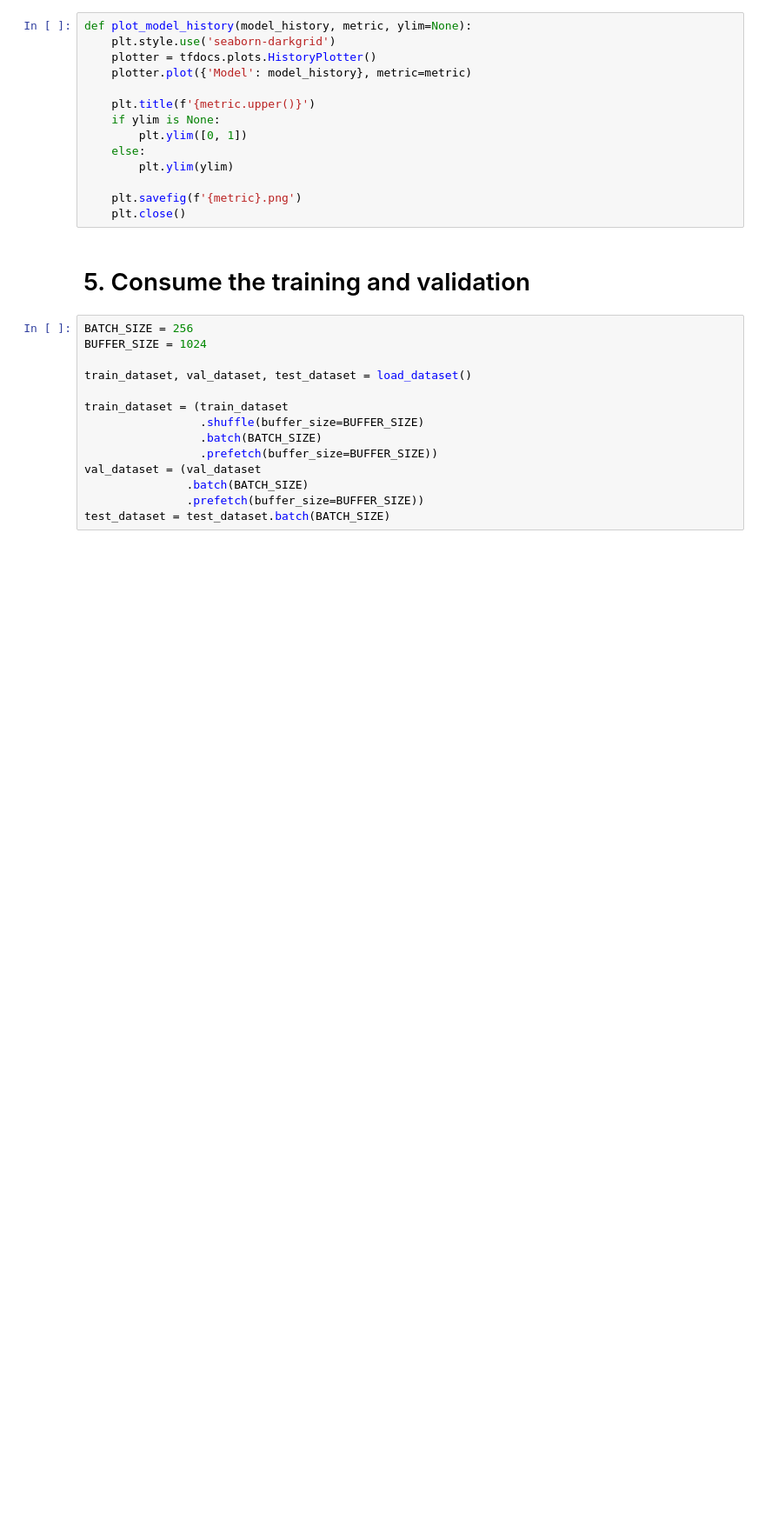
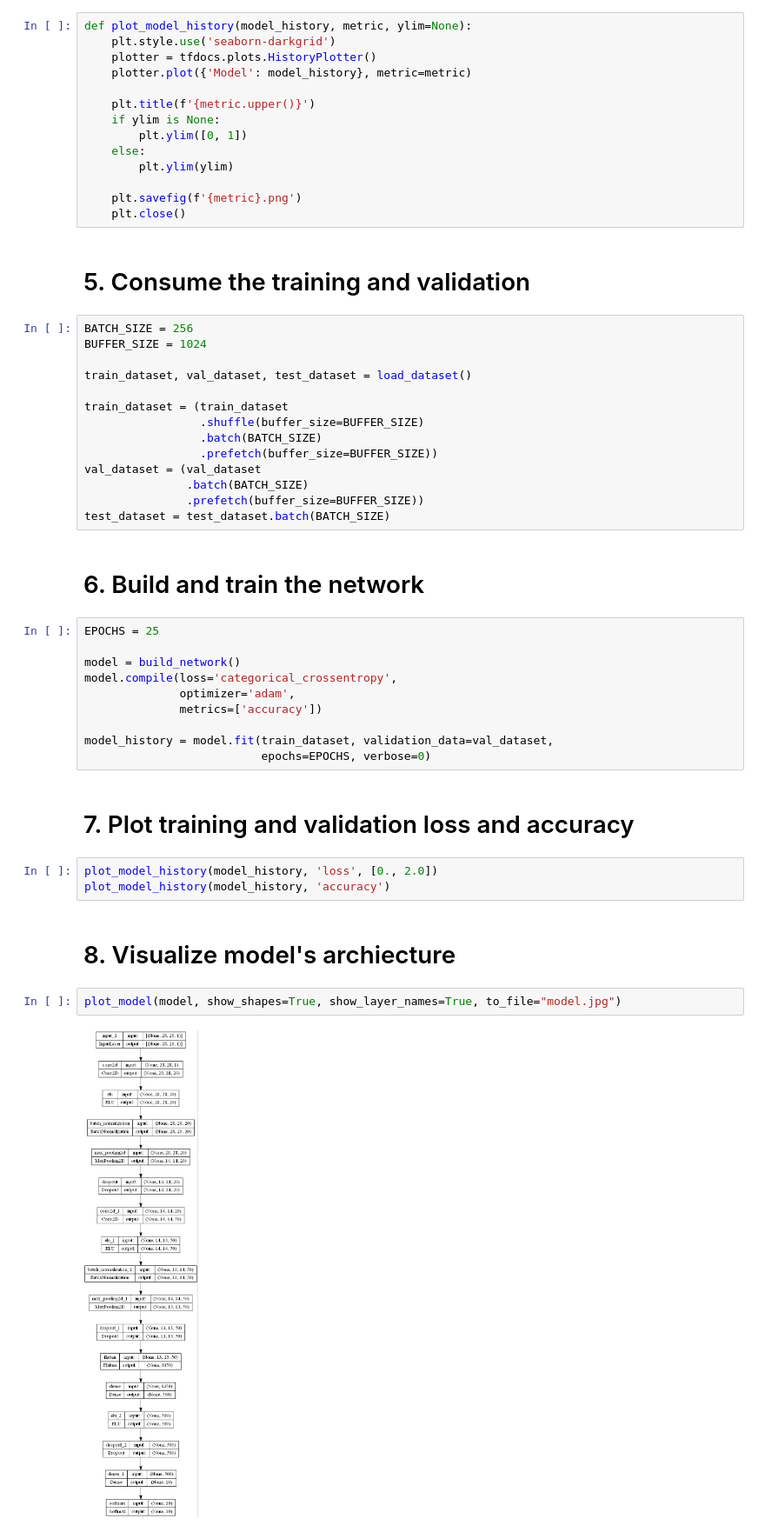
Before and after one commit to elmarhuseynv/Computer-Vision, a Jupyter notebook: 1.Getting_Started_with_Tensotflow_2.x/6. Creating a basic image classifier.ipynb, the cells around one changed output. Shown: that part at 87% size. Cells and saved outputs as stored; diff of their text form; blank space fills up the shorter version.

```diff
--- a/1.Getting_Started_with_Tensotflow_2.x/6. Creating a basic image classifier.ipynb
+++ b/1.Getting_Started_with_Tensotflow_2.x/6. Creating a basic image classifier.ipynb
@@ -102,3 +102,26 @@ val_dataset = (val_dataset
                .batch(BATCH_SIZE)
                .prefetch(buffer_size=BUFFER_SIZE))
 test_dataset = test_dataset.batch(BATCH_SIZE)
+# %% [markdown]
+# 6. Build and train the network
+# %%
+EPOCHS = 25
+
+model = build_network()
+model.compile(loss='categorical_crossentropy',
+              optimizer='adam',
+              metrics=['accuracy'])
+
+model_history = model.fit(train_dataset, validation_data=val_dataset,
+                          epochs=EPOCHS, verbose=0)
+# %% [markdown]
+# 7. Plot training and validation loss and accuracy
+# %%
+plot_model_history(model_history, 'loss', [0., 2.0])
+plot_model_history(model_history, 'accuracy')
+# %% [markdown]
+# 8. Visualize model's archiecture
+# %%
+plot_model(model, show_shapes=True, show_layer_names=True, to_file="model.jpg")
+# %% [output]
+[figure, added]
```
Also changed, not shown: parts of 4 cells of this notebook, 4 other files.
